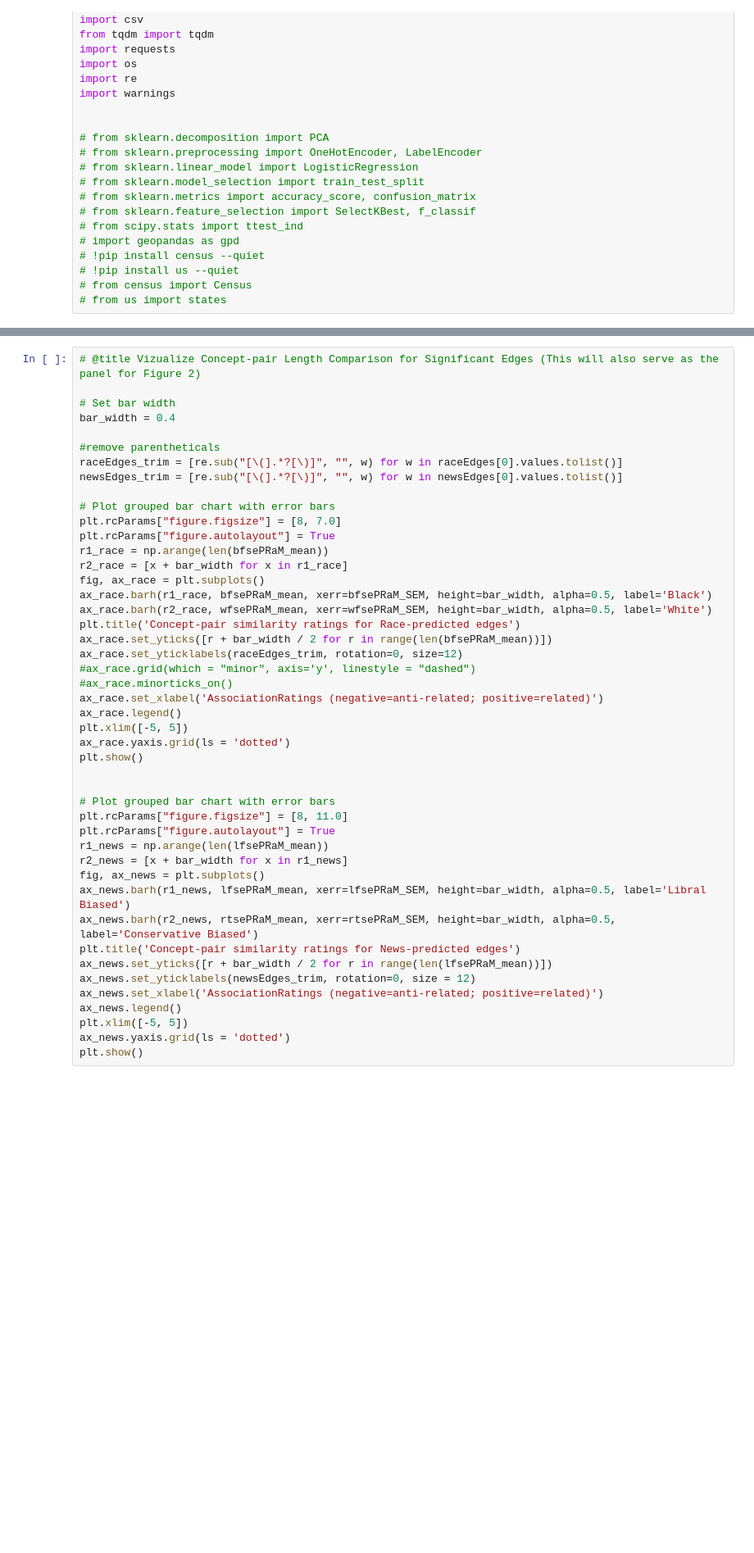
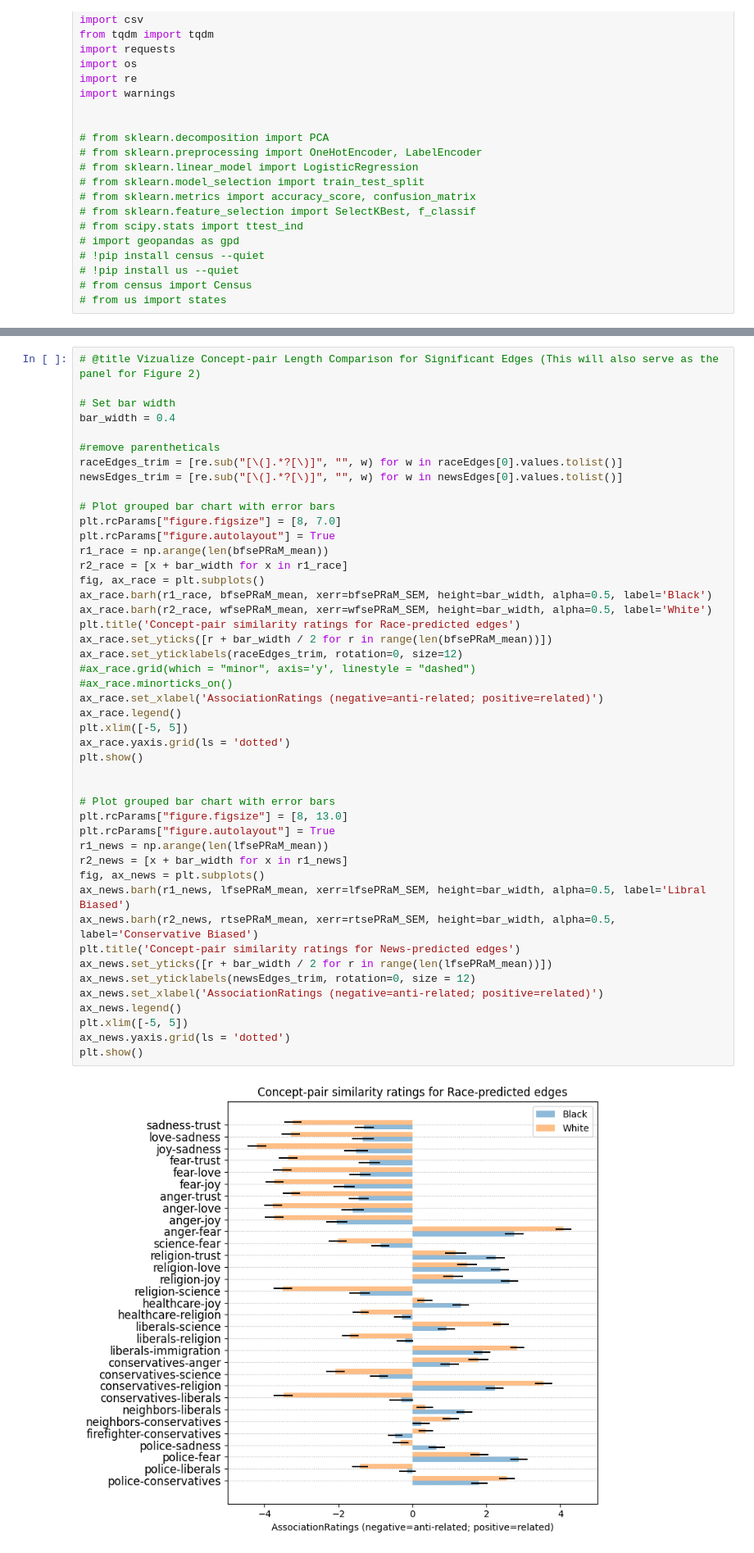
Before and after one commit to ExCaLBBR/ExCaLBBR.github.io, a Jupyter notebook: GeometryBasedDecisions/code/GeoBasedDecisions_AnalysisPipeline.ipynb, the cells around one changed output, grey strips where cells are left out. Shown at 82% size. Cells and saved outputs as stored; diff of their text form; blank space fills up the shorter version.

```diff
--- a/GeometryBasedDecisions/code/GeoBasedDecisions_AnalysisPipeline.ipynb
+++ b/GeometryBasedDecisions/code/GeoBasedDecisions_AnalysisPipeline.ipynb
@@ -1161,31 +1489,33 @@ r2_race = [x + bar_width for x in r1_race]
 fig, ax_race = plt.subplots()
 ax_race.barh(r1_race, bfsePRaM_mean, xerr=bfsePRaM_SEM, height=bar_width, alpha=0.5, label='Black')
 ax_race.barh(r2_race, wfsePRaM_mean, xerr=wfsePRaM_SEM, height=bar_width, alpha=0.5, label='White')
 plt.title('Concept-pair similarity ratings for Race-predicted edges')
 ax_race.set_yticks([r + bar_width / 2 for r in range(len(bfsePRaM_mean))])
 ax_race.set_yticklabels(raceEdges_trim, rotation=0, size=12)
 #ax_race.grid(which = "minor", axis='y', linestyle = "dashed")
 #ax_race.minorticks_on()
 ax_race.set_xlabel('AssociationRatings (negative=anti-related; positive=related)')
 ax_race.legend()
 plt.xlim([-5, 5])
 ax_race.yaxis.grid(ls = 'dotted')
 plt.show()
 
 
 # Plot grouped bar chart with error bars
-plt.rcParams["figure.figsize"] = [8, 11.0]
+plt.rcParams["figure.figsize"] = [8, 13.0]
 plt.rcParams["figure.autolayout"] = True
 r1_news = np.arange(len(lfsePRaM_mean))
 r2_news = [x + bar_width for x in r1_news]
 fig, ax_news = plt.subplots()
 ax_news.barh(r1_news, lfsePRaM_mean, xerr=lfsePRaM_SEM, height=bar_width, alpha=0.5, label='Libral Biased')
 ax_news.barh(r2_news, rtsePRaM_mean, xerr=rtsePRaM_SEM, height=bar_width, alpha=0.5, label='Conservative Biased')
 plt.title('Concept-pair similarity ratings for News-predicted edges')
 ax_news.set_yticks([r + bar_width / 2 for r in range(len(lfsePRaM_mean))])
 ax_news.set_yticklabels(newsEdges_trim, rotation=0, size = 12)
 ax_news.set_xlabel('AssociationRatings (negative=anti-related; positive=related)')
 ax_news.legend()
 plt.xlim([-5, 5])
 ax_news.yaxis.grid(ls = 'dotted')
 plt.show()
+# %% [output]
+[figure, added]
```
Also changed, not shown: parts of 28 cells of this notebook.
